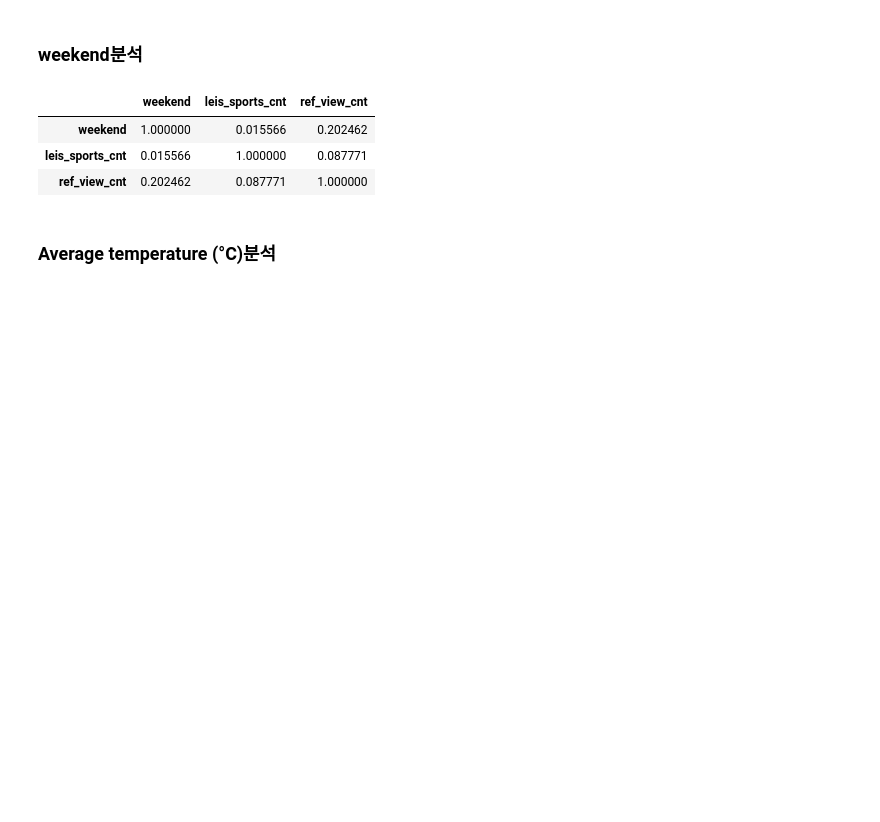
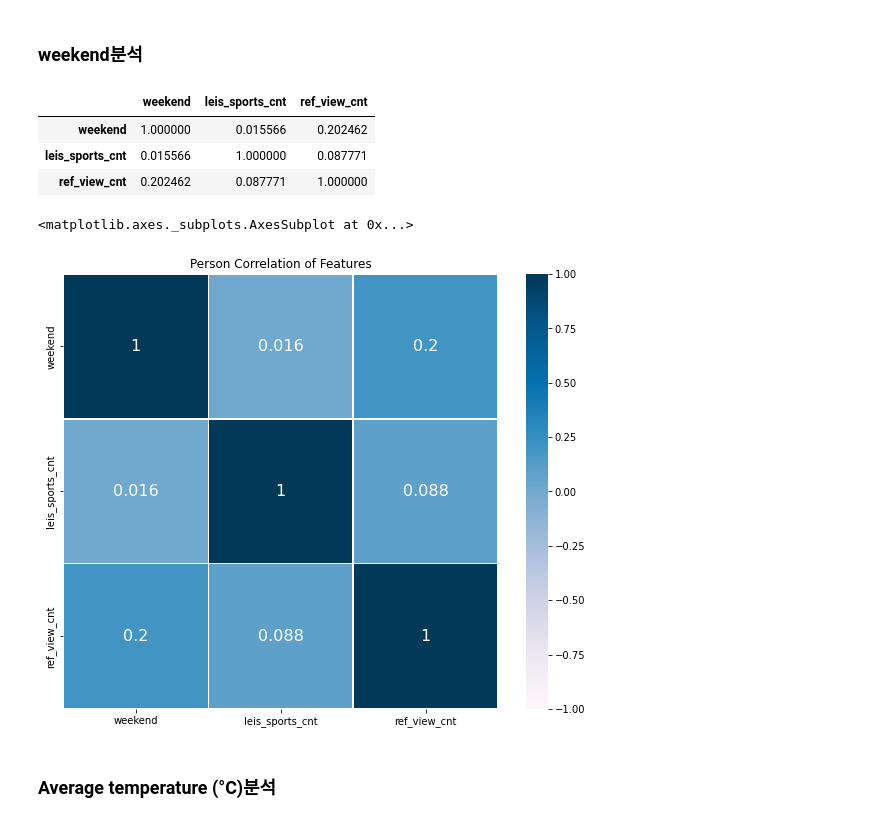
Before and after one commit to uujimin/-Jeju_Island_Tourist_Prediction, a Jupyter notebook: 빅콘테스트.ipynb, the cells around one changed output. Saved outputs shown, nothing was run; the diff lists cells and outputs as text; code cells hidden in the pictures; blank space fills up the shorter version.

```diff
--- a/빅콘테스트.ipynb
+++ b/빅콘테스트.ipynb
@@ -195,6 +229,16 @@ df_weekend.corr()
 | weekend | 1.000000 | 0.015566 | 0.202462 |
 | leis_sports_cnt | 0.015566 | 1.000000 | 0.087771 |
 | ref_view_cnt | 0.202462 | 0.087771 | 1.000000 |
+# %%
+# heatmap by plt.pcolor()
+colormap = plt.cm.PuBu
+plt.figure(figsize=(10, 8))
+plt.title("Person Correlation of Features")
+sns.heatmap(df_weekend.corr(), linewidths = 0.1, vmax = 1.0,vmin = -1.0,
+           square = True, cmap = colormap, linecolor = "white", annot = True, annot_kws = {"size" : 16})
+# %% [output]
+<matplotlib.axes._subplots.AxesSubplot at 0x...>
+[figure, added]
 # %% [markdown]
 ### Average temperature (°C)분석
 # %%
```
Also changed, not shown: parts of 13 cells of this notebook.
